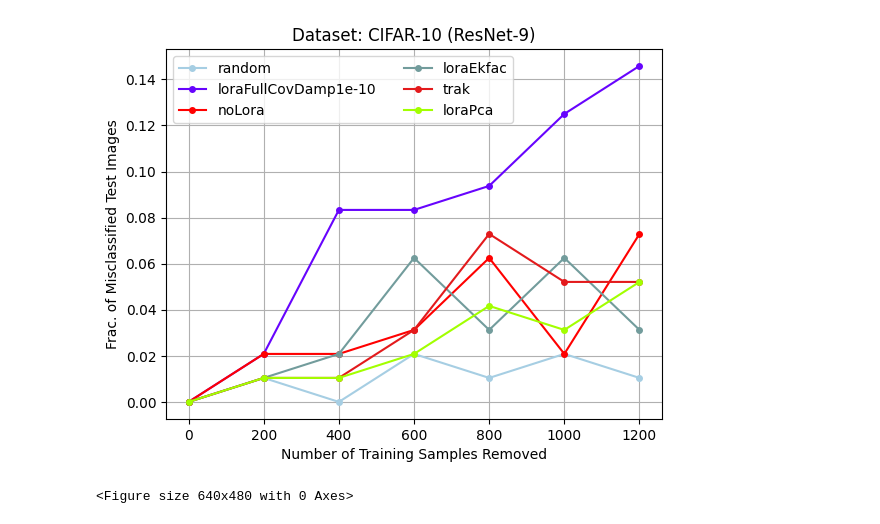
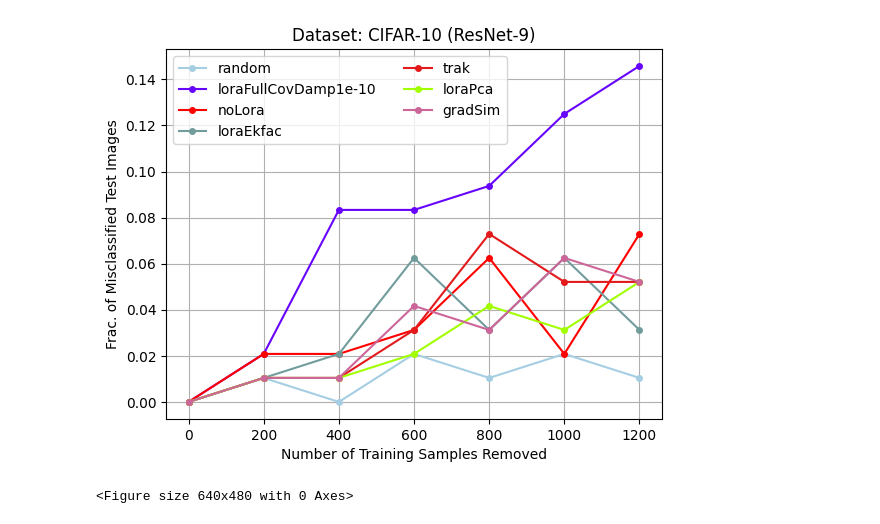
Before and after one commit to logix-project/logix, a Jupyter notebook: examples/notebooks/cifar10/plot_emsemble_brittleness.ipynb, the cells around one changed output. Drawn from its saved outputs; the diff is of its cells as text; code cells hidden in the pictures.

```diff
--- a/examples/notebooks/cifar10/plot_emsemble_brittleness.ipynb
+++ b/examples/notebooks/cifar10/plot_emsemble_brittleness.ipynb
@@ -42,7 +42,8 @@ def main(data_name: str) -> None:
         "Trak_30_model0_epoch25_our_ckpt",
         # "trak_30_model0_epoch25_their_ckpt", #invalid
         # "initrandom_rank64_use_loraTrue_ekfacTrue_damping1e-10_tag_model_id0_logit_lossTrue",
-        "initpca_rank64_lorapca_hessianekfac_damping1e-10_tag_model_id0"
+        "initpca_rank64_lorapca_hessianekfac_damping1e-10_tag_model_id0",
+        "rank64_damping1e-10_tag_model_id0"
     ]
 
     base = 0.0
@@ -51,34 +52,34 @@ def main(data_name: str) -> None:
 
     for algo_name in algo_name_lst:
         results = torch.load(
             f"../../files/ensemble_brittleness_results/data_{data_name.lower()}/{algo_name}.pt"
         )
 
         results = np.array(results["results"])
         avg_results = results.sum(0) / results.shape[0]
         plt.plot(
             [0] + intervals,
             [base] + list(avg_results),
             "o-",
             label=get_name(algo_name),
             c=get_color(algo_name),
             markersize=MARKER_SIZE,
         )
 
     plt.legend(ncol=2)
     plt.title("Dataset: CIFAR-10 (ResNet-9)")
 
     plt.ylabel("Frac. of Misclassified Test Images")
     plt.xlabel("Number of Training Samples Removed")
     plt.grid()
     plt.show()
     plt.clf()
 
 
 if __name__ == "__main__":
     main(data_name="cifar10")
 # %% [output]
-[figure, old version]
+[figure, new version]
 <Figure size 640x480 with 0 Axes>
 # %%
 ans = None
```
Also changed, not shown: parts of 2 cells of this notebook, 8 other files.
